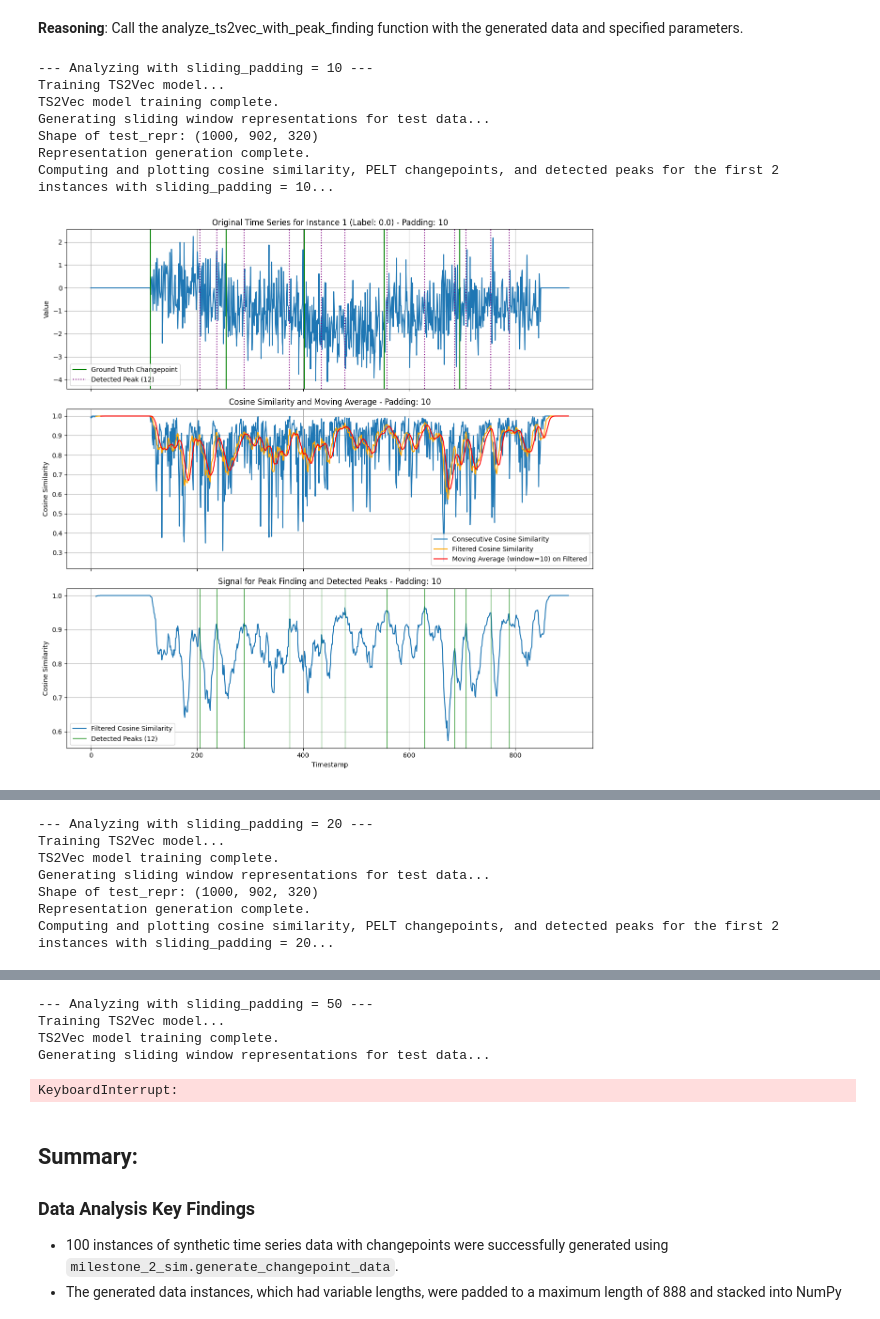
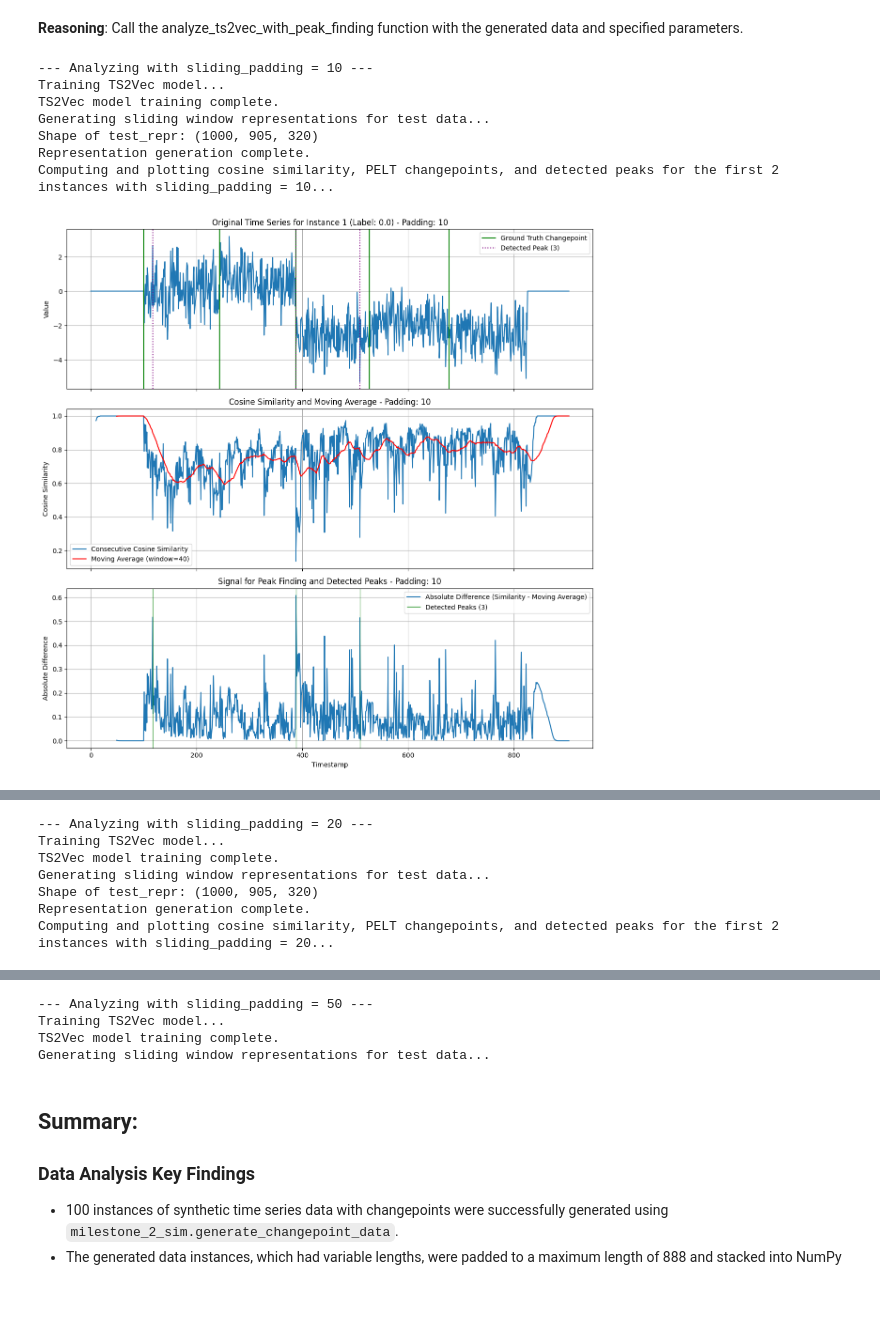
Before and after one commit to Dazzyayan/mlds-research-project, a Jupyter notebook: ts2vec_attempt_2.ipynb, the cells around one changed output, grey strips where cells are left out. Saved outputs shown, nothing was run; the diff lists cells and outputs as text; code cells hidden in the pictures.

```diff
--- a/ts2vec_attempt_2.ipynb
+++ b/ts2vec_attempt_2.ipynb
@@ -411,27 +451,28 @@ Call the analyze_ts2vec_with_peak_finding function with the generated data and s
 # %%
 peak_counts = analyze_ts2vec_with_peak_finding(
     train_data=train_data_gen,
     train_labels=train_labels_gen,
     test_data=test_data_gen,
     test_labels=test_labels_gen,
     ground_truth_cps=ground_truth_cps_gen,
     num_instances_to_plot=2, # Plot a subset of 5 instances
     sliding_padding=[10, 20, 50], # Experiment with different padding values
+    moving_average_window=40,
     pelt_model="l2", # PELT model
     pelt_pen=5, # PELT penalty
-    peak_prominence=0.1, # Example peak prominence
+    peak_prominence=0.5, # Example peak prominence
     peak_distance=20, # Example peak distance
-    matched_filter_kernel=rectangular_kernel, # Pass the generated Gaussian kernel
+    matched_filter_kernel=None, #rectangular_kernel, # Pass the generated Gaussian kernel
     use_pelt=False, # Turn off PELT
-    peak_on_difference=False,
+    peak_on_difference=True,
     filter_cosine_similarity=True
 )
 # %% [output]
 --- Analyzing with sliding_padding = 10 ---
 Training TS2Vec model...
 TS2Vec model training complete.
 Generating sliding window representations for test data...
-Shape of test_repr: (1000, 902, 320)
+Shape of test_repr: (1000, 905, 320)
 Representation generation complete.
 Computing and plotting cosine similarity, PELT changepoints, and detected peaks for the first 2 instances with sliding_padding = 10...
-[figure, old version]
+[figure, new version]
@@ -441,6 +482,6 @@ Computing and plotting cosine similarity, PELT changepoints, and detected peaks
 Training TS2Vec model...
 TS2Vec model training complete.
 Generating sliding window representations for test data...
-Shape of test_repr: (1000, 902, 320)
+Shape of test_repr: (1000, 905, 320)
 Representation generation complete.
 Computing and plotting cosine similarity, PELT changepoints, and detected peaks for the first 2 instances with sliding_padding = 20...
@@ -451,7 +492,6 @@ Computing and plotting cosine similarity, PELT changepoints, and detected peaks
 Training TS2Vec model...
 TS2Vec model training complete.
 Generating sliding window representations for test data...
-KeyboardInterrupt:
 # %% [markdown]
 ## Summary:
 
```
Also changed, not shown: parts of 5 cells of this notebook.
